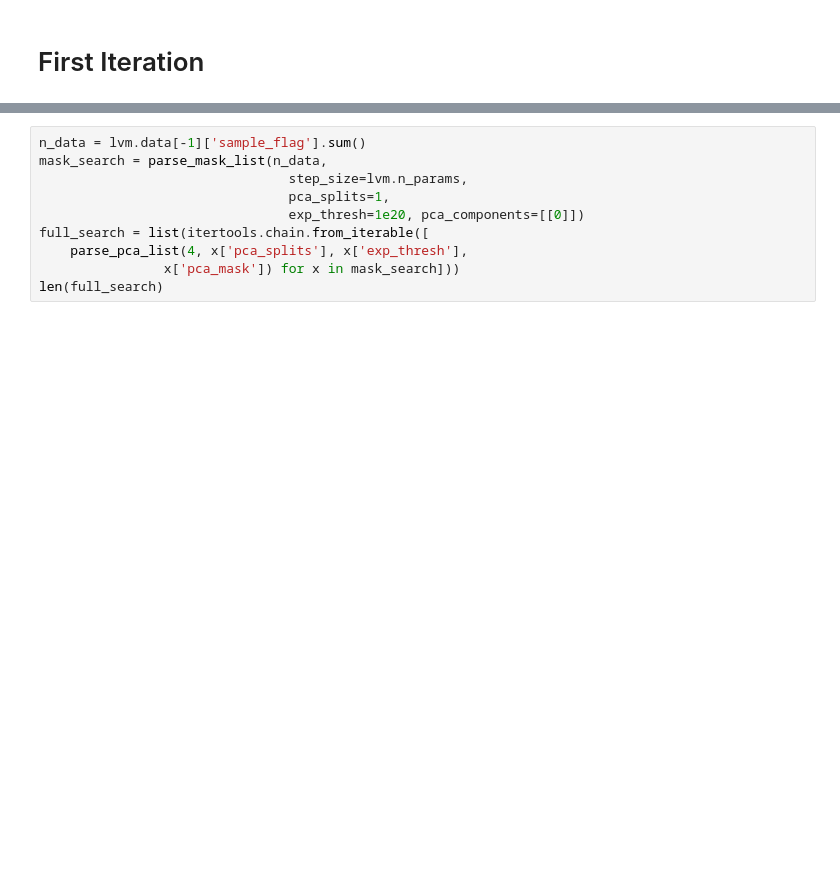
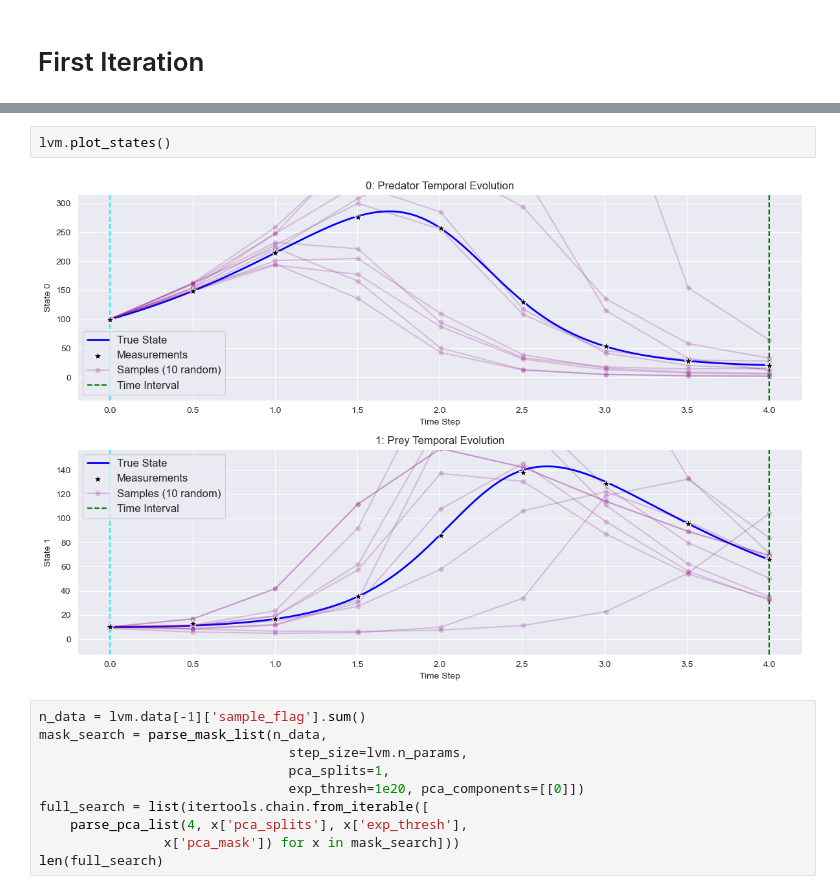
Before and after one commit to UT-CHG/pyDCI, a Jupyter notebook: notebooks/Examples/LV-OnlineIterative-Breakdown.ipynb, the cells around one changed output, grey strips where cells are left out. Saved outputs shown, nothing was run; the diff lists cells and outputs as text; blank space fills up the shorter version.

```diff
--- a/notebooks/Examples/LV-OnlineIterative-Breakdown.ipynb
+++ b/notebooks/Examples/LV-OnlineIterative-Breakdown.ipynb
@@ -207,3 +205,7 @@ Solving model sample set: |█████████████████
+# %%
+lvm.plot_states()
+# %% [output]
+[figure, added]
 # %%
 n_data = lvm.data[-1]['sample_flag'].sum()
 mask_search = parse_mask_list(n_data,
```
Also changed, not shown: parts of 4 cells of this notebook, 13 other files.
